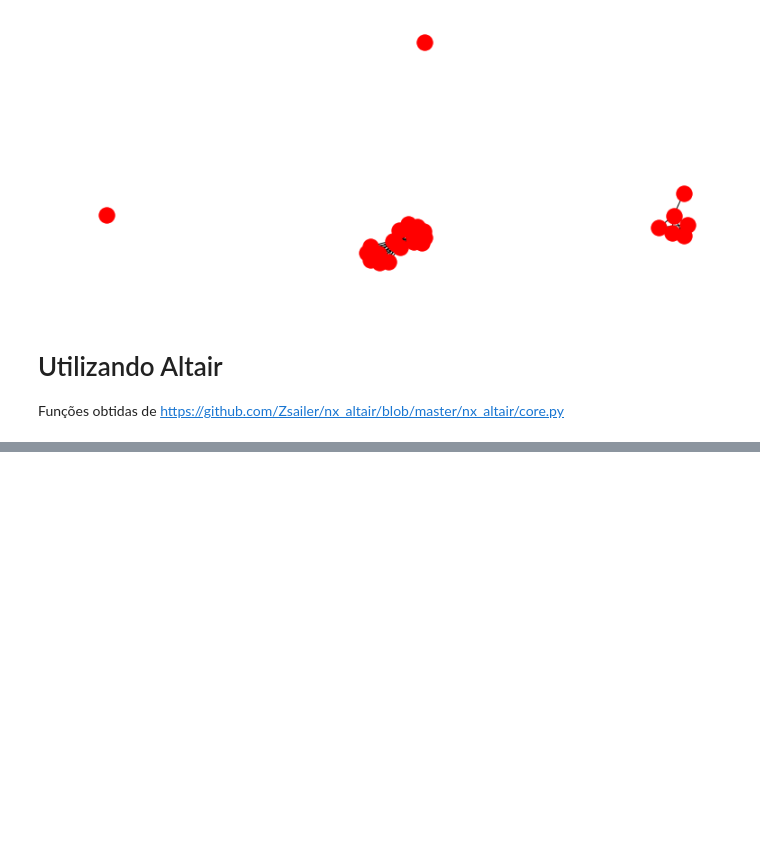
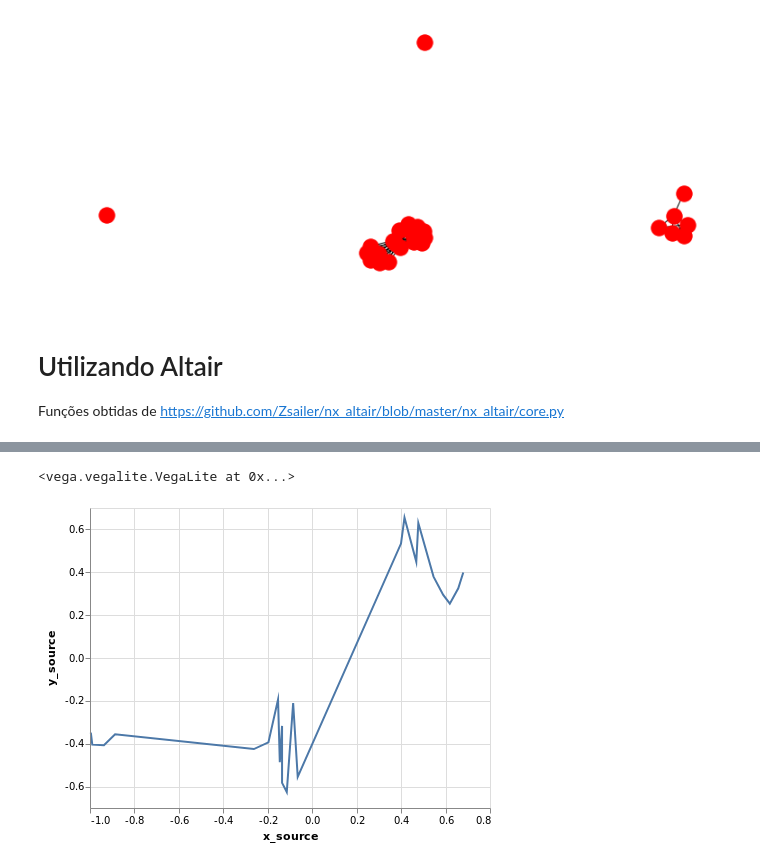
Before and after one commit to davibarreira/FDS-Homeworks, a Jupyter notebook: SandBox_Network.ipynb, the cells around one changed output, grey strips where cells are left out. Saved outputs shown, nothing was run; the diff lists cells and outputs as text; code cells hidden in the pictures; blank space fills up the shorter version.

```diff
--- a/SandBox_Network.ipynb
+++ b/SandBox_Network.ipynb
@@ -176,4 +196,5 @@ def to_pandas_edges(G, pos, **kwargs):
 # %%
 pos = nx.spring_layout(G_authors)
 df_nodes_authors = to_pandas_nodes(G_authors,pos)
+df_nodes_authors['author_id'] = df_nodes_authors.index
 df_edges_authors = to_pandas_edges(G_authors,pos)
@@ -208,0 +227,6 @@ alt.Chart(df_nodes_authors).mark_point().encode(
+# %%
+df_authors = pd.merge(df_nodes_authors,nx.to_pandas_edgelist(G_authors),
+     left_on='author_id',right_on='source',suffixes=('_source','_target'))
+df_authors = pd.merge(df_authors,df_nodes_authors,left_on='target',right_on='author_id',
+                     suffixes=('_source','_target'))
+df_authors['edge'] = df_authors['source']+','+df_authors['target']
@@ -208,0 +242,9 @@ alt.Chart(df_nodes_authors).mark_point().encode(
+# %%
+chart = alt.Chart(df_authors).mark_line().encode(
+    x = 'x_source',
+    y = 'y_source',
+)
+chart
+# %% [output]
+<vega.vegalite.VegaLite at 0x...>
+[figure, added]
```
Also changed, not shown: parts of 10 cells of this notebook.
